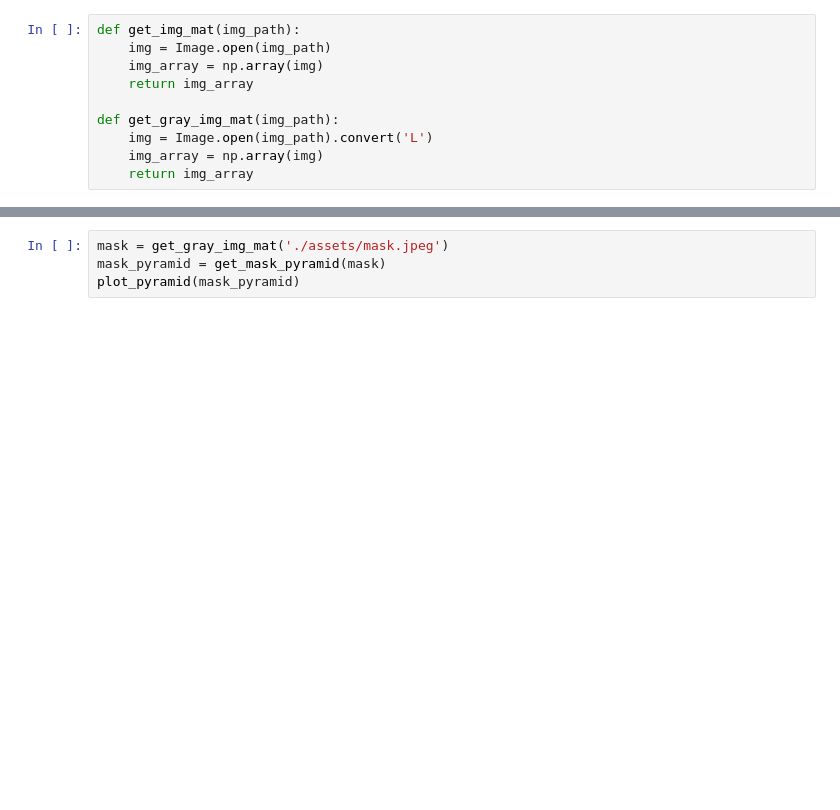
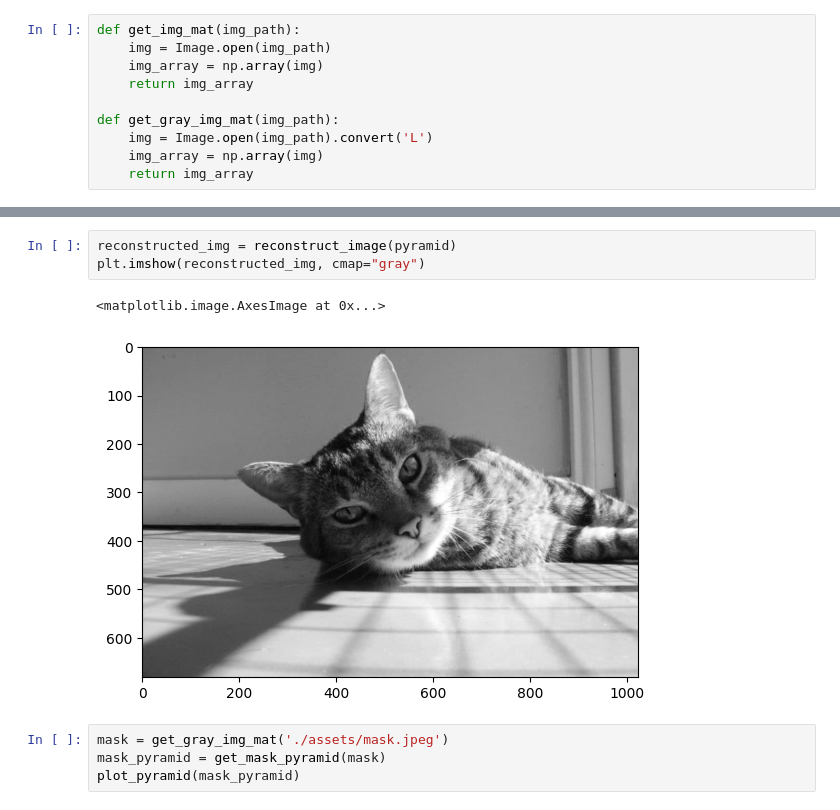
Before and after one commit to Hadartalisr/ImageProcessing, a Jupyter notebook: Ex3/ex3_2.ipynb, the cells around one changed output, grey strips where cells are left out. Cells and saved outputs as stored; diff of their text form; blank space fills up the shorter version.

```diff
--- a/Ex3/ex3_2.ipynb
+++ b/Ex3/ex3_2.ipynb
@@ -143,3 +167,9 @@ plot_pyramid_diff(pyramid)
+# %%
+reconstructed_img = reconstruct_image(pyramid)
+plt.imshow(reconstructed_img, cmap="gray")
+# %% [output]
+<matplotlib.image.AxesImage at 0x...>
+[figure, added]
 # %%
 mask = get_gray_img_mat('./assets/mask.jpeg')
 mask_pyramid = get_mask_pyramid(mask)
```
Also changed, not shown: parts of 16 cells of this notebook, 4 other files.
